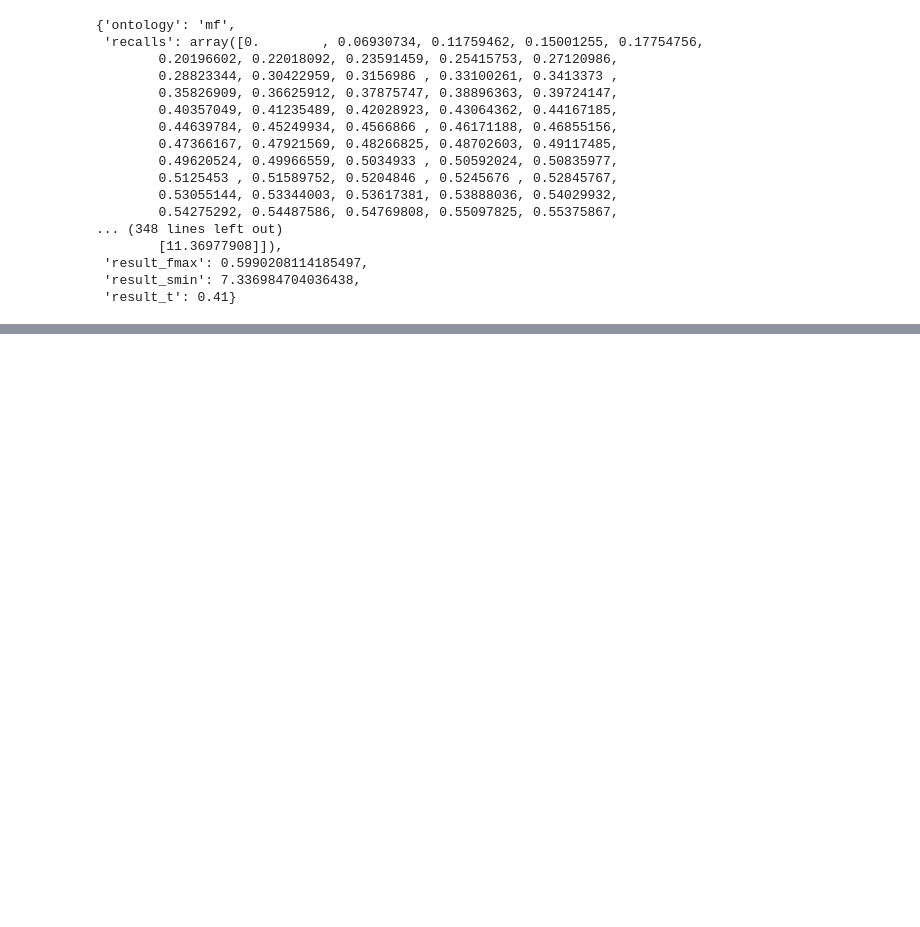
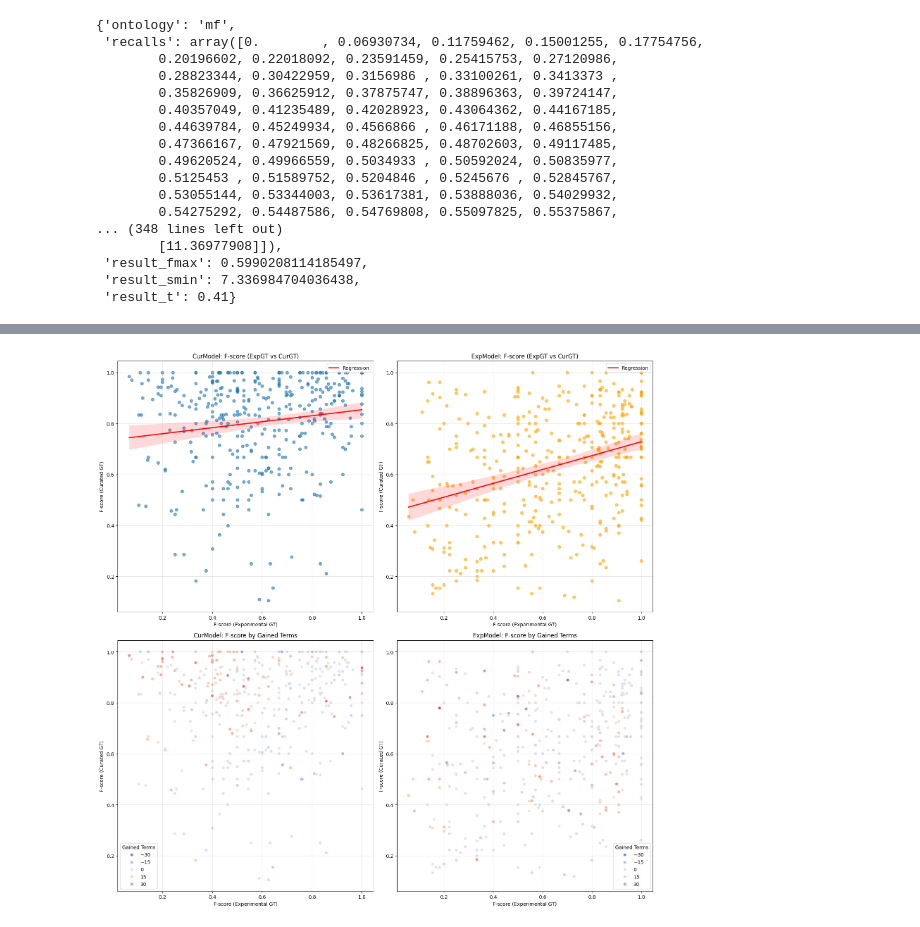
Before and after one commit to atoffano/MS-GNN, a Jupyter notebook: notebooks/test.ipynb, the cells around one changed output, grey strips where cells are left out. Cells and saved outputs as stored; diff of their text form; code cells hidden in the pictures; blank space fills up the shorter version.

```diff
--- a/notebooks/test.ipynb
+++ b/notebooks/test.ipynb
@@ -503,0 +664,9 @@ specific_result
+# %%
+# Load Results
+exp_eval_path = "/home/atoffano/PFP_layer/results/D1/20251118_150705_D1_2layerGNN_CONTACT_ATTR/evaluation/test_MFO_exp/cafa-eval/evaluation_per_protein.tsv"
+if os.path.exists(exp_eval_path):
+    df_exp_expmodel = pd.read_csv(exp_eval_path, sep='\t')
+    print(f"Loaded Experimental Results: {len(df_exp_expmodel)} proteins")
+    display(df_exp_expmodel.head())
+else:
+    print(f"File not found: {exp_eval_path}")
@@ -503,0 +709,9 @@ specific_result
+# %%
+# Load Results
+cur_eval_path = "/home/atoffano/PFP_layer/results/D1/20251118_150705_D1_2layerGNN_CONTACT_ATTR/evaluation/test_MFO_cur/cafa-eval/evaluation_per_protein.tsv"
+if os.path.exists(cur_eval_path):
+    df_cur_expmodel = pd.read_csv(cur_eval_path, sep='\t')
+    print(f"Loaded Experimental Results: {len(df_cur_expmodel)} proteins")
+    display(df_cur_expmodel.head())
+else:
+    print(f"File not found: {cur_eval_path}")
@@ -503,0 +727,63 @@ specific_result
+# %%
+from functools import reduce
+
+# Rename columns to avoid collisions and make merging easier
+cols = ['protein_id', 'f', 'n_gt', 'tau']
+
+# df_exp: CurModel on ExpGT
+d1 = df_exp[cols].rename(columns=lambda x: x + '_expgt_curmodel' if x != 'protein_id' else x)
+# df_cur: CurModel on CurGT
+d2 = df_cur[cols].rename(columns=lambda x: x + '_curgt_curmodel' if x != 'protein_id' else x)
+# df_cur_expmodel: ExpModel on CurGT
+d3 = df_cur_expmodel[cols].rename(columns=lambda x: x + '_curgt_expmodel' if x != 'protein_id' else x)
+# df_exp_expmodel: ExpModel on ExpGT
+d4 = df_exp_expmodel[cols].rename(columns=lambda x: x + '_expgt_expmodel' if x != 'protein_id' else x)
+
+df_merged = reduce(lambda left, right: pd.merge(left, right, on='protein_id', how='inner'), [d1, d2, d3, d4])
+
+# Calculate gained terms (Curated GT count - Experimental GT count)
+df_merged['gained_terms'] = df_merged['n_gt_curgt_curmodel'] - df_merged['n_gt_expgt_curmodel']
+
+# Scatter plot comparing F-score (Experimental vs Curated) for all proteins
+plt.figure(figsize=(16, 16))
+
+# Plot 1: CurModel - ExpGT vs CurGT (Regression)
+plt.subplot(2, 2, 1)
+sns.regplot(data=df_merged, x='f_expgt_curmodel', y='f_curgt_curmodel', scatter_kws={'alpha':0.6}, line_kws={'color': 'red', 'label': 'Regression'})
+plt.title('CurModel: F-score (ExpGT vs CurGT)')
+plt.xlabel('F-score (Experimental GT)')
+plt.ylabel('F-score (Curated GT)')
+plt.legend()
+plt.grid(True, alpha=0.3)
+
+# Plot 2: ExpModel - ExpGT vs CurGT (Regression)
+plt.subplot(2, 2, 2)
+sns.regplot(data=df_merged, x='f_expgt_expmodel', y='f_curgt_expmodel', scatter_kws={'alpha':0.6, 'color': 'orange'}, line_kws={'color': 'red', 'label': 'Regression'})
+plt.title('ExpModel: F-score (ExpGT vs CurGT)')
+plt.xlabel('F-score (Experimental GT)')
+plt.ylabel('F-score (Curated GT)')
+plt.legend()
+plt.grid(True, alpha=0.3)
+
+# Plot 3: CurModel - ExpGT vs CurGT (Colored by Gained Terms)
+plt.subplot(2, 2, 3)
+sns.scatterplot(data=df_merged, x='f_expgt_curmodel', y='f_curgt_curmodel', hue='gained_terms', palette='coolwarm', alpha=0.7)
+plt.title('CurModel: F-score by Gained Terms')
+plt.xlabel('F-score (Experimental GT)')
+plt.ylabel('F-score (Curated GT)')
+plt.legend(title='Gained Terms')
+plt.grid(True, alpha=0.3)
+
+# Plot 4: ExpModel - ExpGT vs CurGT (Colored by Gained Terms)
+plt.subplot(2, 2, 4)
+sns.scatterplot(data=df_merged, x='f_expgt_expmodel', y='f_curgt_expmodel', hue='gained_terms', palette='coolwarm', alpha=0.7)
+plt.title('ExpModel: F-score by Gained Terms')
+plt.xlabel('F-score (Experimental GT)')
+plt.ylabel('F-score (Curated GT)')
+plt.legend(title='Gained Terms')
+plt.grid(True, alpha=0.3)
+
+plt.tight_layout()
+plt.show()
+# %% [output]
+[figure, added]
```
Also changed, not shown: parts of 17 cells of this notebook, 6 other files.
